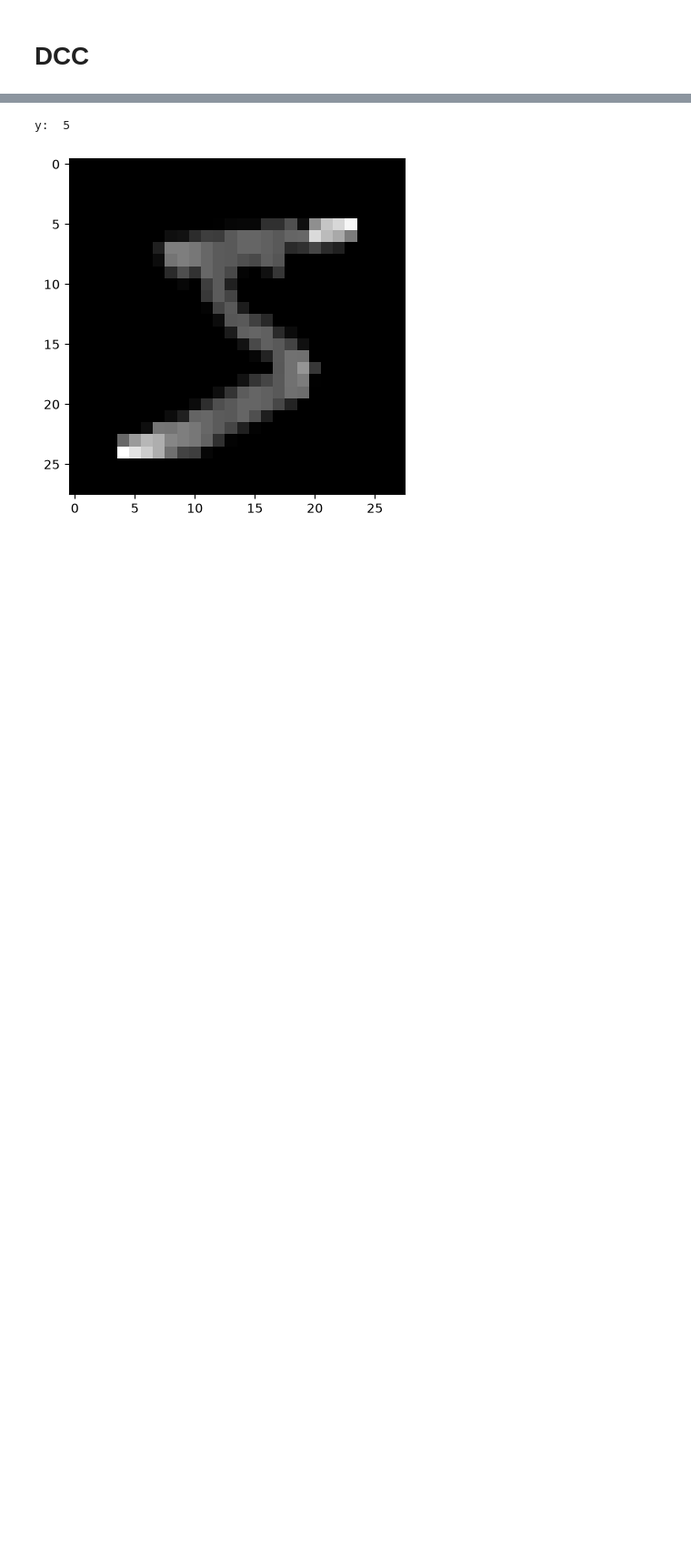
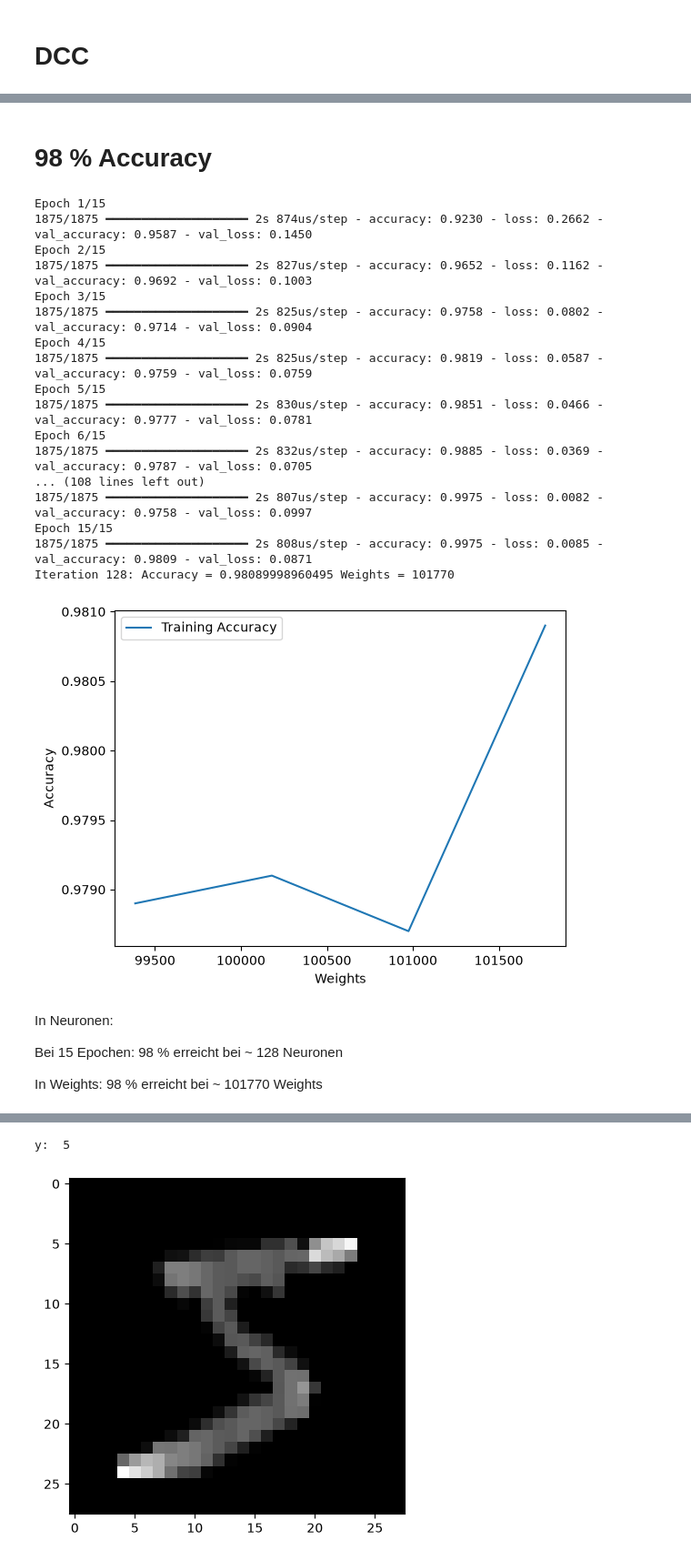
Before and after one commit to wenjing-qiu/MMP4, a Jupyter notebook: Aufgabe1.ipynb, the cells around one changed output, grey strips where cells are left out. Shown at 91% size. Cells and saved outputs as stored; diff of their text form; code cells hidden in the pictures; blank space fills up the shorter version.

```diff
--- a/Aufgabe1.ipynb
+++ b/Aufgabe1.ipynb
@@ -3,22 +3,9 @@
 # %%
 import tensorflow as tf
 from tensorflow.keras.datasets import mnist
+import matplotlib.pyplot as plt
 
 (x_train, y_train), (x_test, y_test) = mnist.load_data()
 
 x_train=tf.keras.utils.normalize(x_train, axis=1)  #convert all the values between 0 and 1-> easier for the system to calculate
 x_test=tf.keras.utils.normalize(x_test, axis=1)
-
-model=tf.keras.Sequential([
-    tf.keras.layers.Input(shape=(28, 28)),
-    tf.keras.layers.Flatten(),
-    tf.keras.layers.Dense(128, activation='relu', input_shape=(28*28,)),
-    tf.keras.layers.Dense(128, activation='relu',name="features"),
-    tf.keras.layers.Dense(10, activation='softmax')
-])
-
-#adam: adapts learning rates automatically, fast and stable
-#cross entropy loss is used for classification. used when labels are integers; categorical_crossentropy->one-hot encoded
-#metrics=['accuracy'] means: After each epoch, show me accuracy.
-model.compile(optimizer='adam', loss='sparse_categorical_crossentropy', metrics=['accuracy'])
-model.fit(x_train, y_train, epochs=3)
@@ -32,0 +92,58 @@ Epoch 3/3
+# %%
+def test_accuracy(max_iterations, epochs_per_iteration, accuracy_threshold, eval_fn=mnist_dnn, iteration_start=0, with_diagrams=True, with_dropout=False):
+    accuracy = 0
+    i = iteration_start
+
+    accuracy_history = []
+    weights_history = []
+
+    while(accuracy < accuracy_threshold and i <= max_iterations):
+        model, history = eval_fn(1, i, epochs_per_iteration, False, with_dropout)
+
+        trainable_weights = sum(tf.keras.backend.count_params(w) for w in model.trainable_weights) # Claude
+
+        accuracy = history.history['val_accuracy'][-1:][0]
+        print(f"Iteration {i}: Accuracy = {accuracy} Weights = {trainable_weights}")
+
+        accuracy_history.append(accuracy)
+        weights_history.append(trainable_weights)
+        i += 1
+
+    if(with_diagrams):
+        plt.plot(weights_history, accuracy_history, label='Training Accuracy')
+
+        plt.xlabel('Weights')
+        plt.ylabel('Accuracy')
+        plt.legend()
+        plt.show()
+# %% [markdown]
+# 98 % Accuracy
+# %%
+test_accuracy(140, 15, 0.98, iteration_start=125)
+# %% [output]
+Epoch 1/15
+1875/1875 ━━━━━━━━━━━━━━━━━━━━ 2s 874us/step - accuracy: 0.9230 - loss: 0.2662 - val_accuracy: 0.9587 - val_loss: 0.1450
+Epoch 2/15
+1875/1875 ━━━━━━━━━━━━━━━━━━━━ 2s 827us/step - accuracy: 0.9652 - loss: 0.1162 - val_accuracy: 0.9692 - val_loss: 0.1003
+Epoch 3/15
+1875/1875 ━━━━━━━━━━━━━━━━━━━━ 2s 825us/step - accuracy: 0.9758 - loss: 0.0802 - val_accuracy: 0.9714 - val_loss: 0.0904
+Epoch 4/15
+1875/1875 ━━━━━━━━━━━━━━━━━━━━ 2s 825us/step - accuracy: 0.9819 - loss: 0.0587 - val_accuracy: 0.9759 - val_loss: 0.0759
+Epoch 5/15
+1875/1875 ━━━━━━━━━━━━━━━━━━━━ 2s 830us/step - accuracy: 0.9851 - loss: 0.0466 - val_accuracy: 0.9777 - val_loss: 0.0781
+Epoch 6/15
+1875/1875 ━━━━━━━━━━━━━━━━━━━━ 2s 832us/step - accuracy: 0.9885 - loss: 0.0369 - val_accuracy: 0.9787 - val_loss: 0.0705
+... (108 lines left out)
+1875/1875 ━━━━━━━━━━━━━━━━━━━━ 2s 807us/step - accuracy: 0.9975 - loss: 0.0082 - val_accuracy: 0.9758 - val_loss: 0.0997
+Epoch 15/15
+1875/1875 ━━━━━━━━━━━━━━━━━━━━ 2s 808us/step - accuracy: 0.9975 - loss: 0.0085 - val_accuracy: 0.9809 - val_loss: 0.0871
+Iteration 128: Accuracy = 0.98089998960495 Weights = 101770
+[figure, added]
+# %% [markdown]
+In Neuronen:
+
+Bei 15 Epochen:
+98 % erreicht bei ~ 128 Neuronen
+
+In Weights:
+98 % erreicht bei ~ 101770 Weights
```
Also changed, not shown: parts of 55 cells of this notebook, 1 other file.
